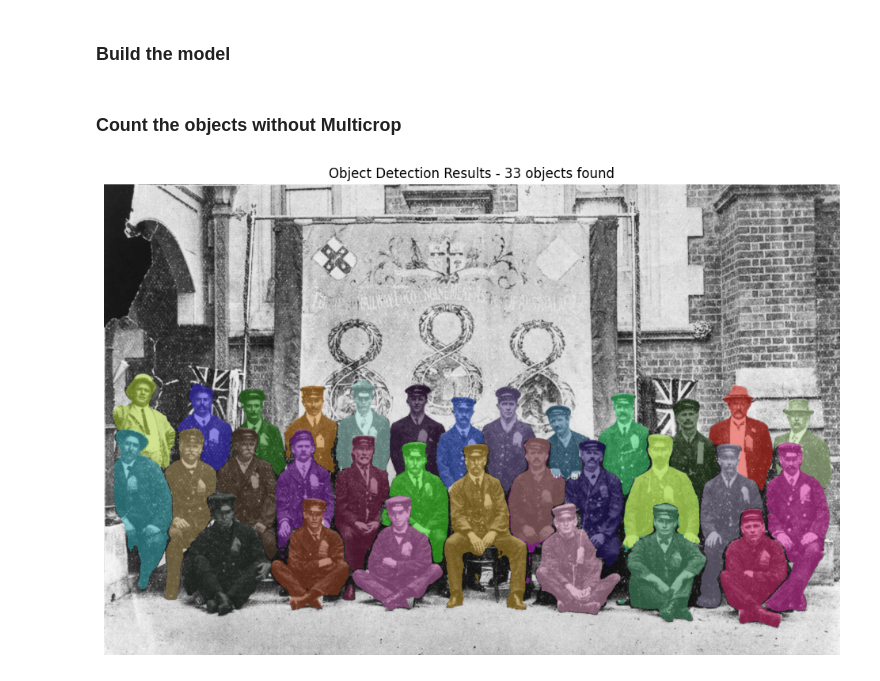
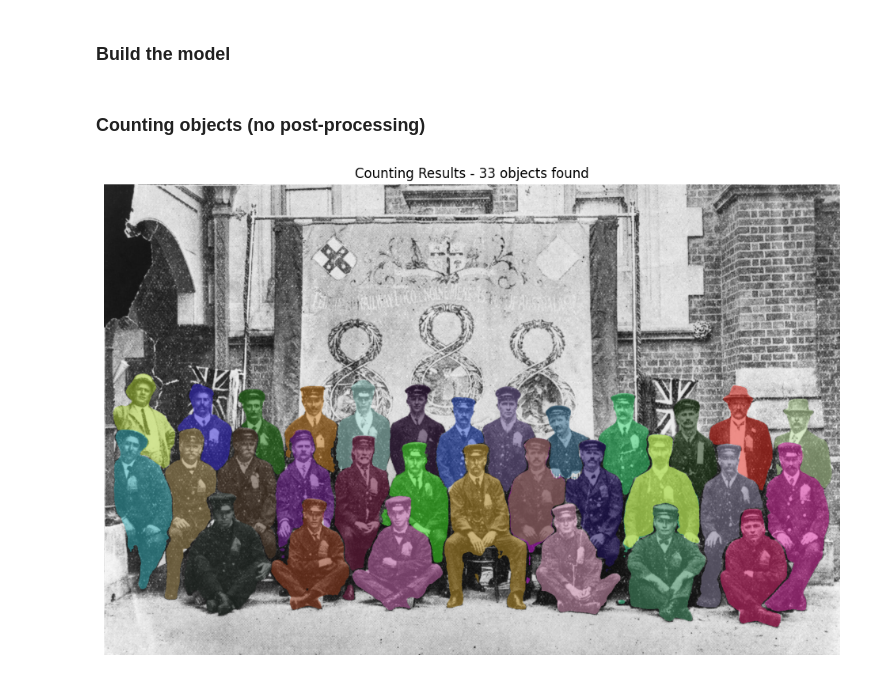
Before and after one commit to facebookresearch/sam3, a Jupyter notebook: examples/sam3_counting.ipynb, the cells around one changed output. Cells and saved outputs as stored; diff of their text form; code cells hidden in the pictures.

```diff
--- a/examples/sam3_counting.ipynb
+++ b/examples/sam3_counting.ipynb
@@ -201,17 +113,17 @@ OUTPUT_PROB_THRESH = 0.5
 image_path = '/home/marksm/pixmo_count_example.jpg'
 image = Image.open(image_path).convert("RGB")
 processor = Sam3Processor()
-# %% [markdown]
-### Count the objects without Multicrop
+# %% [markdown]
+### Counting objects (no post-processing)
 # %%
 out = run_inference_on_image(image, text_prompt, model, processor, output_prob_thresh=OUTPUT_PROB_THRESH)
 binary_masks = out["out_binary_masks"]
 plt.figure(figsize=(12, 8))
 plt.imshow(image)
 for m_idx, mask in enumerate(binary_masks):
     plot_mask(mask, color=COLORS[m_idx % len(COLORS)])
 plt.axis('off')
-plt.title(f"Object Detection Results - {len(binary_masks)} objects found")
+plt.title(f"Counting Results - {len(binary_masks)} objects found")
 plt.show()
 # %% [output]
-[figure, old version]
+[figure, new version]
```
Also changed, not shown: parts of 5 cells of this notebook.
